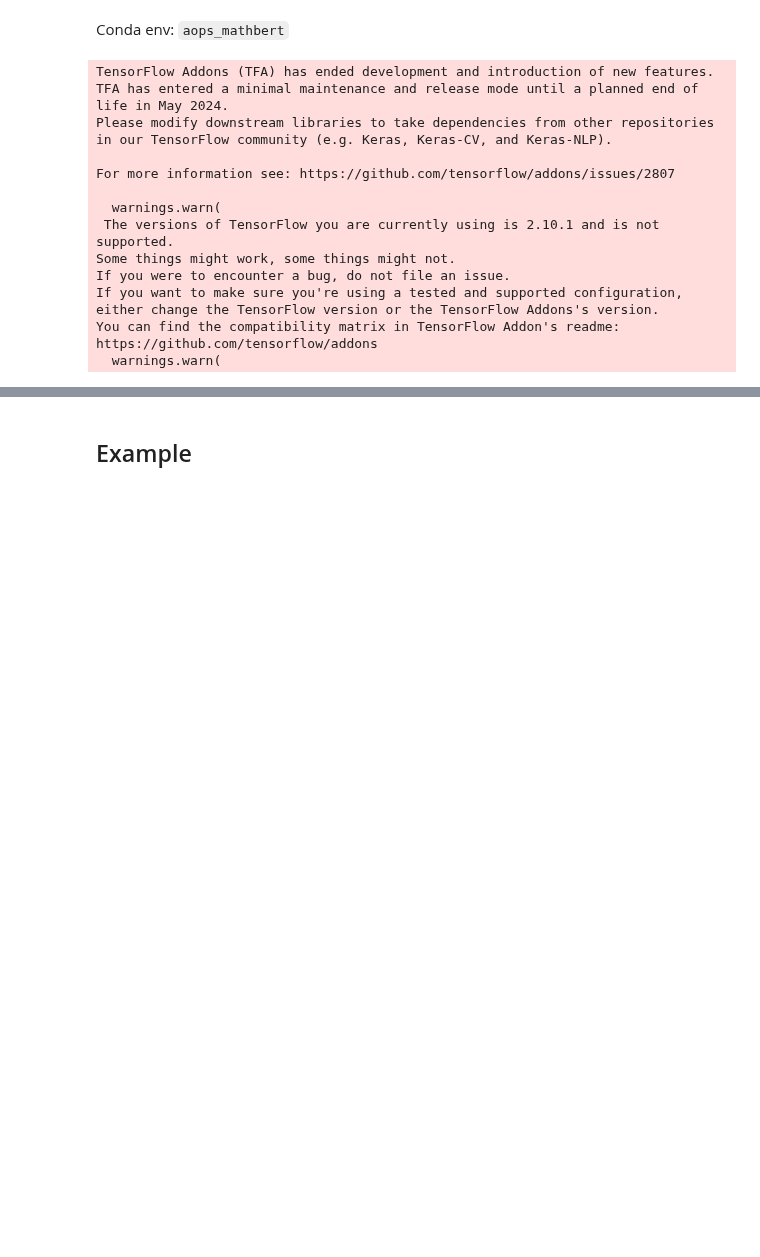
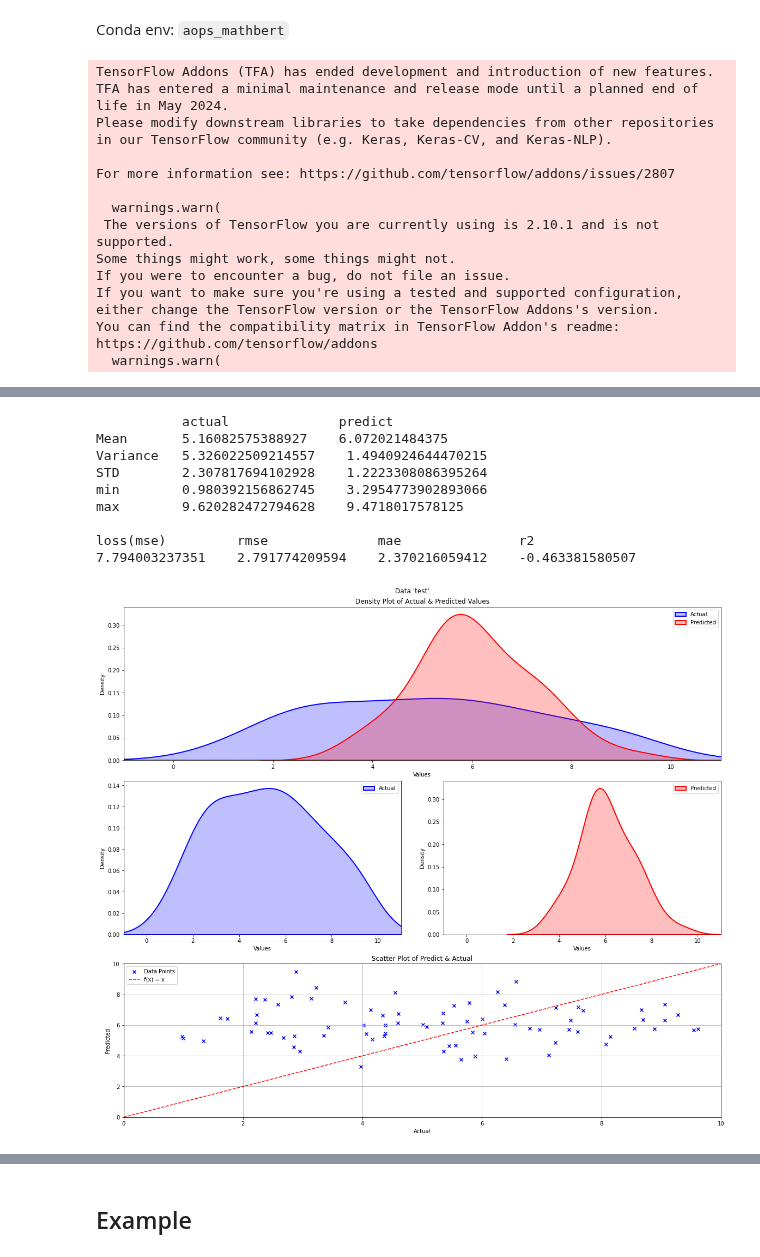
Before and after one commit to victorchendra02/Final-Academic-Project, a Jupyter notebook: models/02_MATHBERT.ipynb, the cells around one changed output, grey strips where cells are left out. Saved outputs shown, nothing was run; the diff lists cells and outputs as text; code cells hidden in the pictures; blank space fills up the shorter version.

```diff
--- a/models/02_MATHBERT.ipynb
+++ b/models/02_MATHBERT.ipynb
@@ -116,0 +396,14 @@ https://github.com/tensorflow/addons
+# %%
+ds_type = 'test'
+model_eval, stat_test, stat_pred = model_evaluate_and_analytics(mathbert_regressor_model.model, datasets_tokenized[ds_type]['X'], datasets_tokenized[ds_type]['y'], suptitle=ds_type)
+# %% [output]
+           actual              predict
+Mean       5.16082575388927    6.072021484375
+Variance   5.326022509214557    1.4940924644470215
+STD        2.307817694102928    1.2223308086395264
+min        0.980392156862745    3.2954773902893066
+max        9.620282472794628    9.4718017578125
+
+loss(mse)         rmse              mae               r2
+7.794003237351    2.791774209594    2.370216059412    -0.463381580507
+[figure, added]
```
Also changed, not shown: parts of 51 cells of this notebook, 1 other file.
